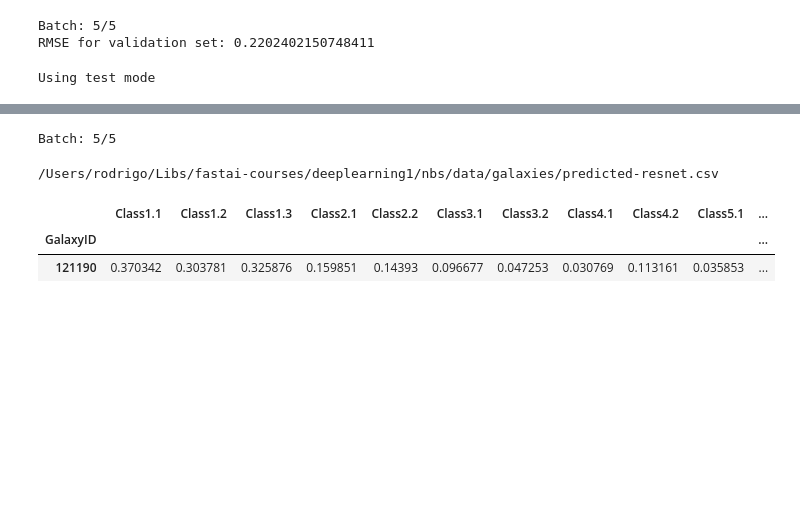
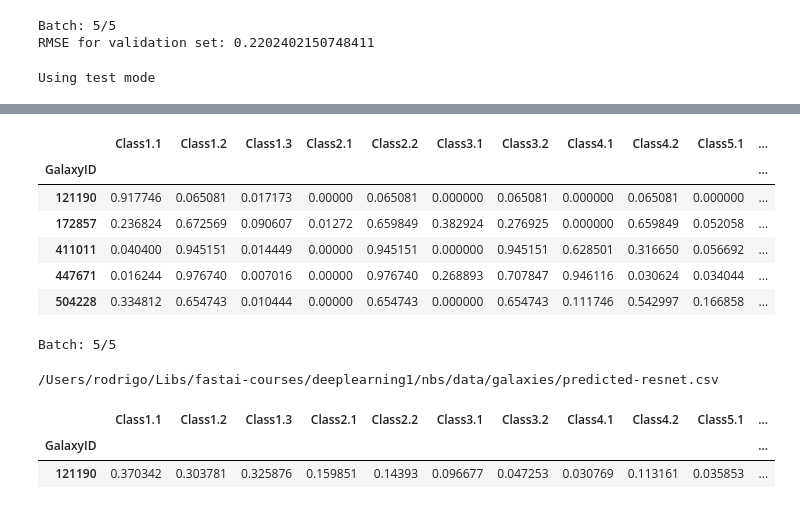
Before and after one commit to recastrodiaz/courses, a Jupyter notebook: deeplearning1/nbs/galaxies-kaggle.ipynb, the cells around one changed output, grey strips where cells are left out. Cells and saved outputs as stored; diff of their text form; code cells hidden in the pictures; blank space fills up the shorter version.

```diff
--- a/deeplearning1/nbs/galaxies-kaggle.ipynb
+++ b/deeplearning1/nbs/galaxies-kaggle.ipynb
@@ -256,3 +293,14 @@ def save_kaggle_predictions(loader):
+# %%
+# vs. Expected
+targets.loc[sample_ids]
+# %% [output]
+|  | Class1.1 | Class1.2 | Class1.3 | Class2.1 | Class2.2 | Class3.1 | Class3.2 | Class4.1 | Class4.2 | Class5.1 | ... |
+| GalaxyID |  |  |  |  |  |  |  |  |  |  | ... |
+| 121190 | 0.917746 | 0.065081 | 0.017173 | 0.00000 | 0.065081 | 0.000000 | 0.065081 | 0.000000 | 0.065081 | 0.000000 | ... |
+| 172857 | 0.236824 | 0.672569 | 0.090607 | 0.01272 | 0.659849 | 0.382924 | 0.276925 | 0.000000 | 0.659849 | 0.052058 | ... |
+| 411011 | 0.040400 | 0.945151 | 0.014449 | 0.00000 | 0.945151 | 0.000000 | 0.945151 | 0.628501 | 0.316650 | 0.056692 | ... |
+| 447671 | 0.016244 | 0.976740 | 0.007016 | 0.00000 | 0.976740 | 0.268893 | 0.707847 | 0.946116 | 0.030624 | 0.034044 | ... |
+| 504228 | 0.334812 | 0.654743 | 0.010444 | 0.00000 | 0.654743 | 0.000000 | 0.654743 | 0.111746 | 0.542997 | 0.166858 | ... |
 # %%
 from IPython.display import FileLink
 model.eval()
```
Also changed, not shown: parts of 7 cells of this notebook.
